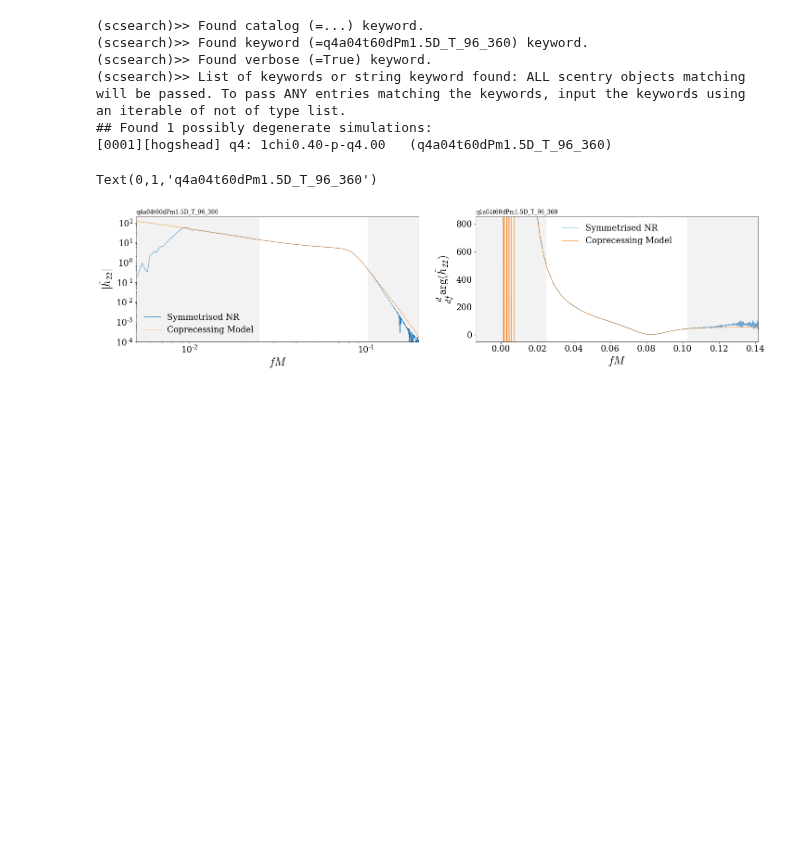
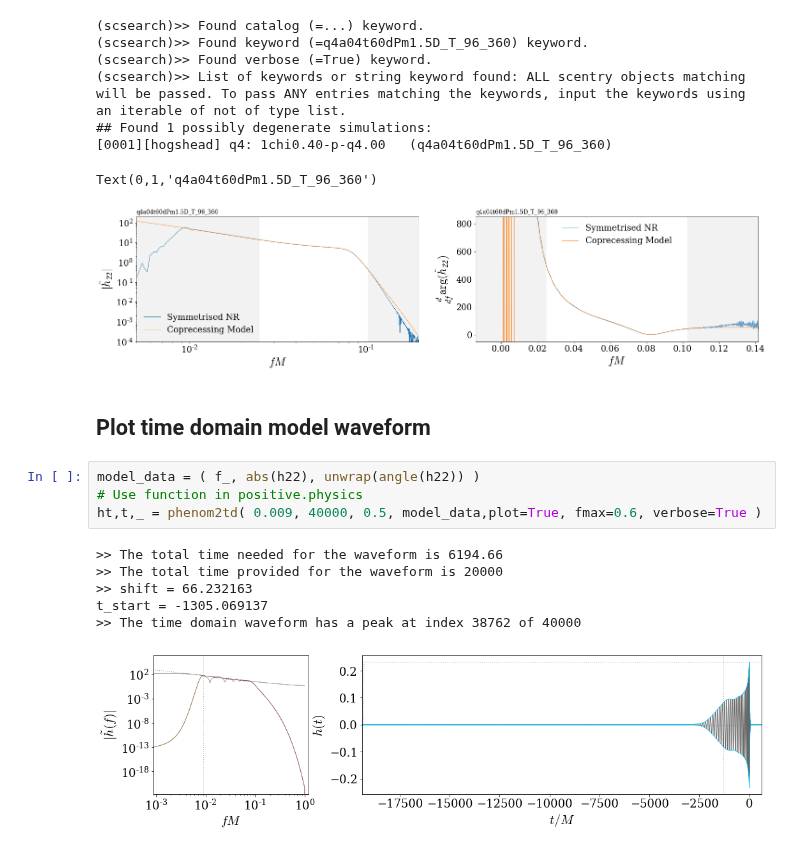
Before and after one commit to Cyberface/puck, a Jupyter notebook: ll/examples/1_generate_model_waveform.ipynb, the cells around one changed output. Drawn from its saved outputs; the diff is of its cells as text; blank space fills up the shorter version.

Commit message:
adding plot of time domain waveform

```diff
--- a/ll/examples/1_generate_model_waveform.ipynb
+++ b/ll/examples/1_generate_model_waveform.ipynb
@@ -124,3 +126,16 @@ title(a.simname,loc='left',size=12)
 [0001][hogshead] q4: 1chi0.40-p-q4.00   (q4a04t60dPm1.5D_T_96_360)
 Text(0,1,'q4a04t60dPm1.5D_T_96_360')
 [figure]
+# %% [markdown]
+## Plot time domain model waveform
+# %%
+model_data = ( f_, abs(h22), unwrap(angle(h22)) )
+# Use function in positive.physics
+ht,t,_ = phenom2td( 0.009, 40000, 0.5, model_data,plot=True, fmax=0.6, verbose=True )
+# %% [output]
+>> The total time needed for the waveform is 6194.66
+>> The total time provided for the waveform is 20000
+>> shift = 66.232163
+t_start = -1305.069137
+>> The time domain waveform has a peak at index 38762 of 40000
+[figure, added]
```
Also changed, not shown: parts of 3 cells of this notebook.
